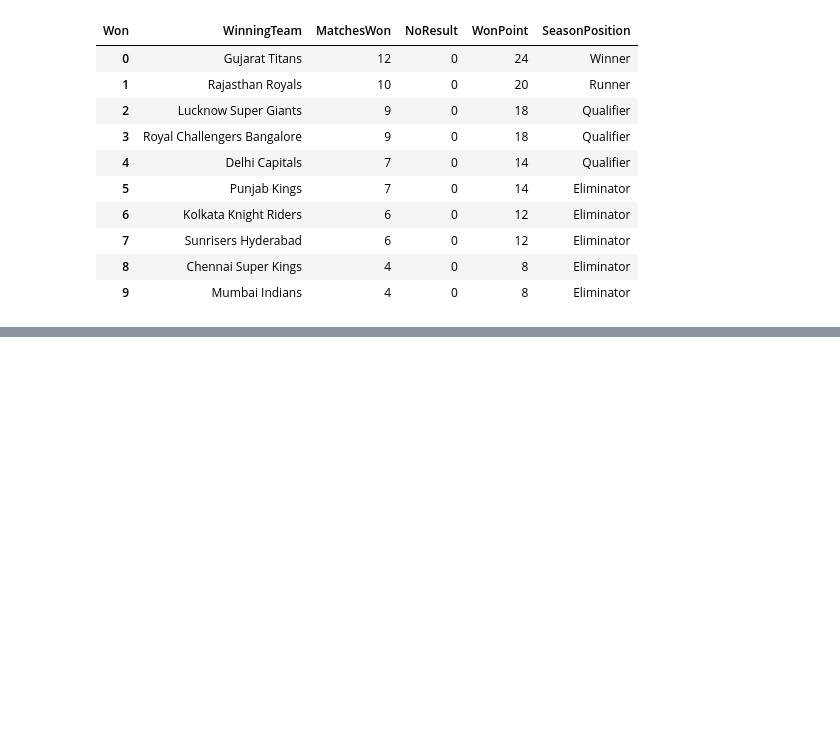
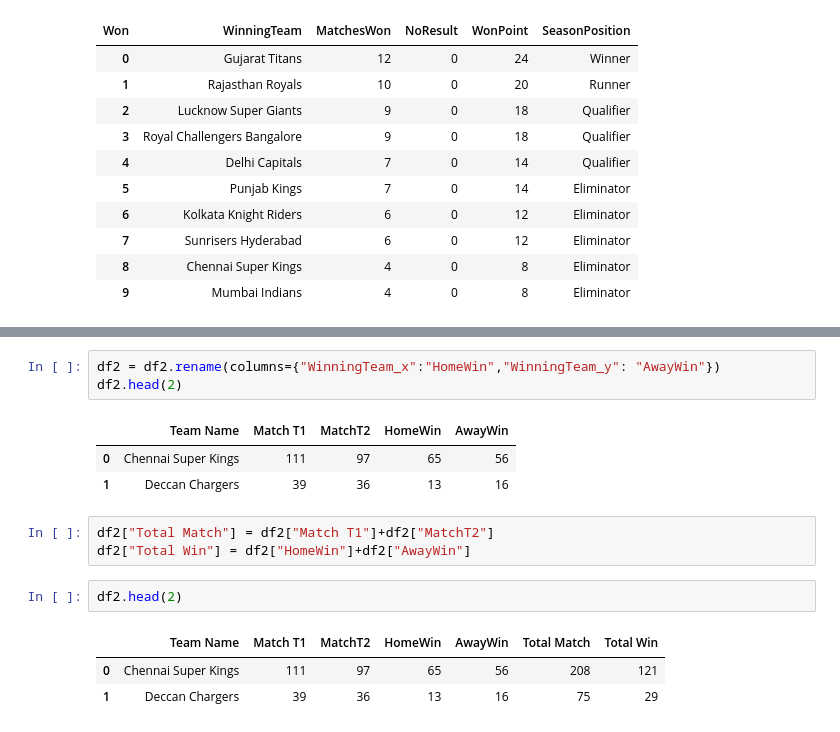
Before and after one commit to hemant087/3_Pandas, a Jupyter notebook: Task/18_tasks.ipynb, the cells around one changed output, grey strips where cells are left out. Cells and saved outputs as stored; diff of their text form; blank space fills up the shorter version.

```diff
--- a/Task/18_tasks.ipynb
+++ b/Task/18_tasks.ipynb
@@ -541,0 +596,16 @@ See the caveats in the documentation: https://pandas.pydata.org/pandas-docs/stab
+# %%
+df2 = df2.rename(columns={"WinningTeam_x":"HomeWin","WinningTeam_y": "AwayWin"})
+df2.head(2)
+# %% [output]
+|  | Team Name | Match T1 | MatchT2 | HomeWin | AwayWin |
+| 0 | Chennai Super Kings | 111 | 97 | 65 | 56 |
+| 1 | Deccan Chargers | 39 | 36 | 13 | 16 |
+# %%
+df2["Total Match"] = df2["Match T1"]+df2["MatchT2"]
+df2["Total Win"] = df2["HomeWin"]+df2["AwayWin"]
+# %%
+df2.head(2)
+# %% [output]
+|  | Team Name | Match T1 | MatchT2 | HomeWin | AwayWin | Total Match | Total Win |
+| 0 | Chennai Super Kings | 111 | 97 | 65 | 56 | 208 | 121 |
+| 1 | Deccan Chargers | 39 | 36 | 13 | 16 | 75 | 29 |
```
Also changed, not shown: parts of 12 cells of this notebook, 4 other files.
